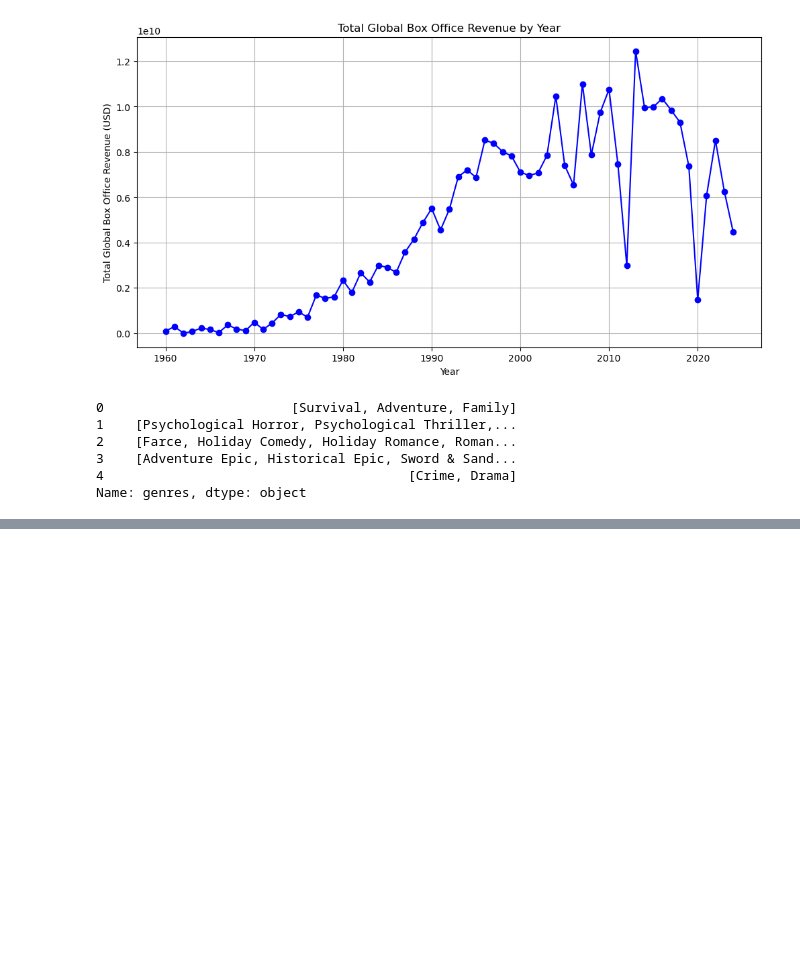
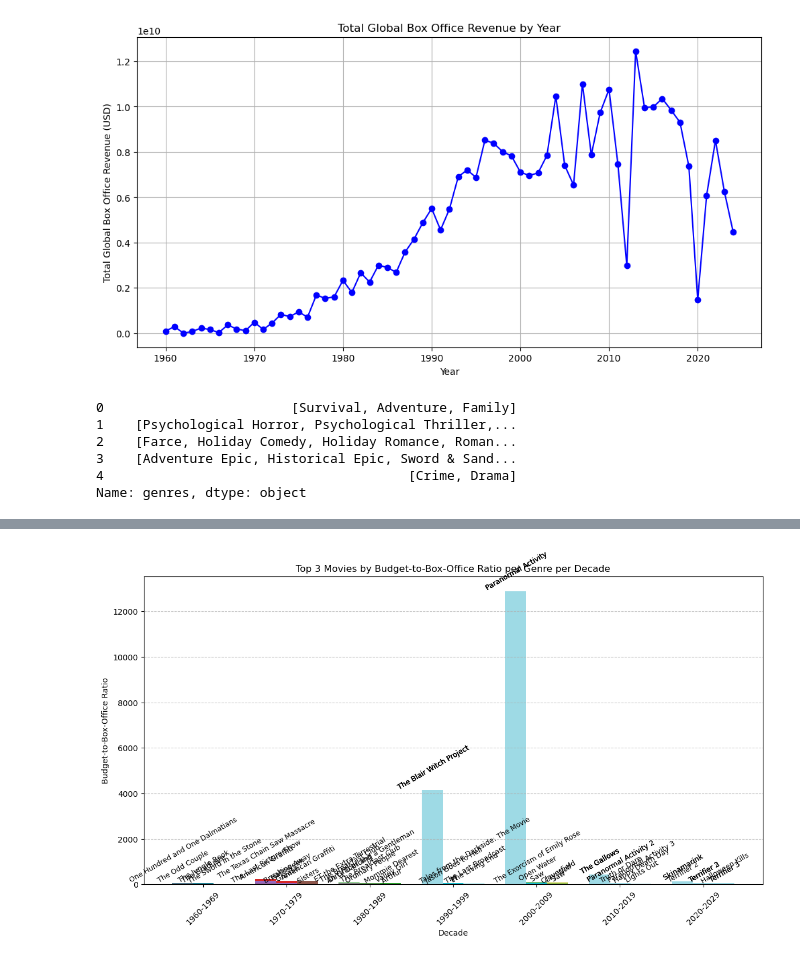
Before and after one commit to DaxKelson/aibootcampGroup3Project1, a Jupyter notebook: MovieProfitability.ipynb, the cells around one changed output, grey strips where cells are left out. Drawn from its saved outputs; the diff is of its cells as text; code cells hidden in the pictures; blank space fills up the shorter version.

```diff
--- a/MovieProfitability.ipynb
+++ b/MovieProfitability.ipynb
@@ -196,0 +350,14 @@ plt.show()
+# %%
+top_genres = top_3_genres_per_decade[["Decade", "genres"]]
+
+# Merge to keep only movies from top-performing genres per decade
+top_movies = imdb_exploded.merge(top_genres, on=["Decade", "genres"])
+
+# Sort movies by earnings ratio
+top_movies = top_movies.sort_values(by=["Decade", "genres", "earnings_ratio"], ascending=[True, True, False])
+
+# Select the top 3 movies per genre per decade
+top_3_movies_per_genre_decade = top_movies.groupby(["Decade", "genres"]).head(3).reset_index(drop=True)
+
+# Display the results
+print(top_3_movies_per_genre_decade[["Decade", "genres", "Title", "earnings_ratio"]])
@@ -196,0 +382,48 @@ plt.show()
+# %%
+# Set up figure
+plt.figure(figsize=(14, 7))
+
+# Define bar width and offsets for spacing
+bar_width = 0.25
+offsets = [-bar_width, 0, bar_width]  # Three movies per genre
+
+# Get unique decades
+decades = top_3_movies_per_genre_decade["Decade"].unique()
+
+# Dictionary to track unique colors per genre
+genre_colors = {}
+
+# Assign colors to genres dynamically
+unique_genres = top_3_movies_per_genre_decade["genres"].unique()
+colors = plt.cm.get_cmap("tab20", len(unique_genres))  # Generate distinct colors
+
+for i, genre in enumerate(unique_genres):
+    genre_colors[genre] = colors(i)
+
+# Loop through decades and genres to plot movies
+for i, decade in enumerate(decades):
+    subset = top_3_movies_per_genre_decade[top_3_movies_per_genre_decade["Decade"] == decade]
+
+    for j, (index, row) in enumerate(subset.iterrows()):
+        genre = row["genres"]
+        label = row["Title"]  # Movie title as label
+
+        plt.bar(i + offsets[j % 3], row["earnings_ratio"], width=bar_width, color=genre_colors[genre])
+
+        # Annotate each bar with the movie title
+        plt.text(
+            i + offsets[j % 3], row["earnings_ratio"] + 0.1,
+            label, ha="center", fontsize=9, rotation=30
+        )
+
+# Labels and title
+plt.xlabel("Decade")
+plt.ylabel("Budget-to-Box-Office Ratio")
+plt.title("Top 3 Movies by Budget-to-Box-Office Ratio per Genre per Decade")
+plt.xticks(range(len(decades)), decades, rotation=45)
+plt.grid(axis="y", linestyle="--", alpha=0.7)
+
+# Show plot
+plt.show()
+# %% [output]
+[figure, added]
```
Also changed, not shown: parts of 11 cells of this notebook.
